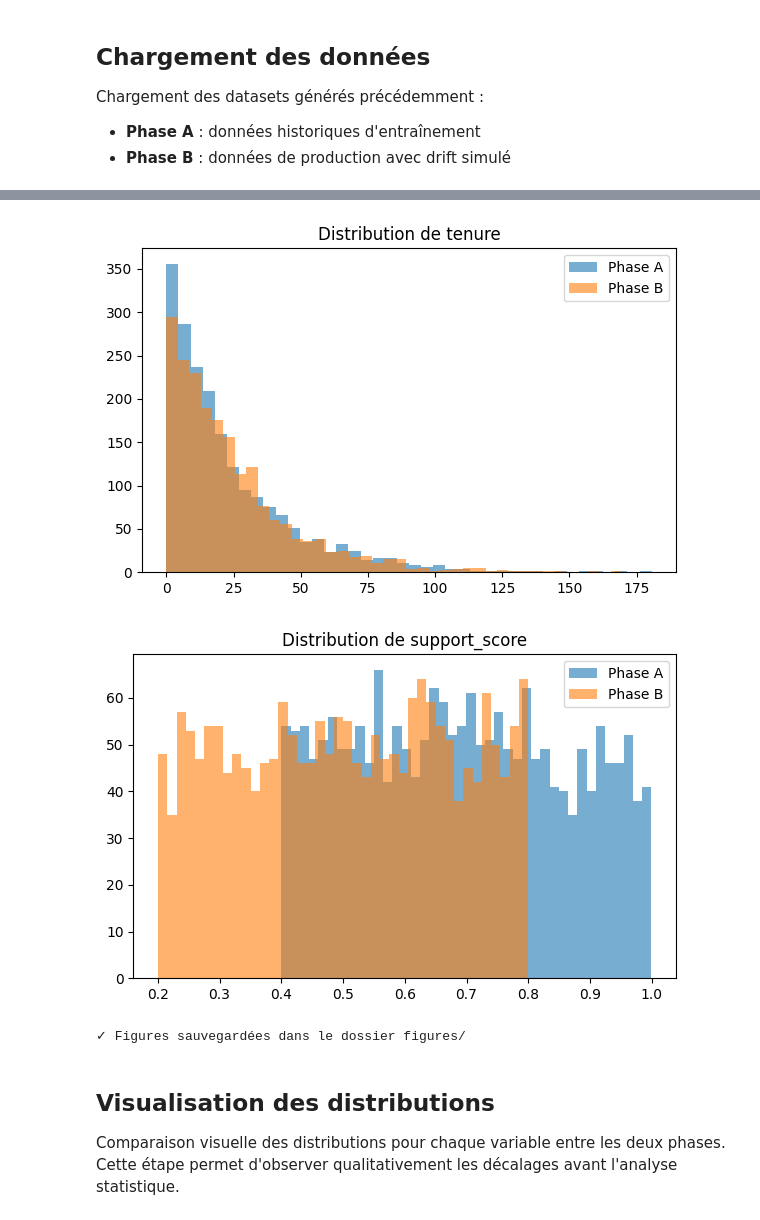
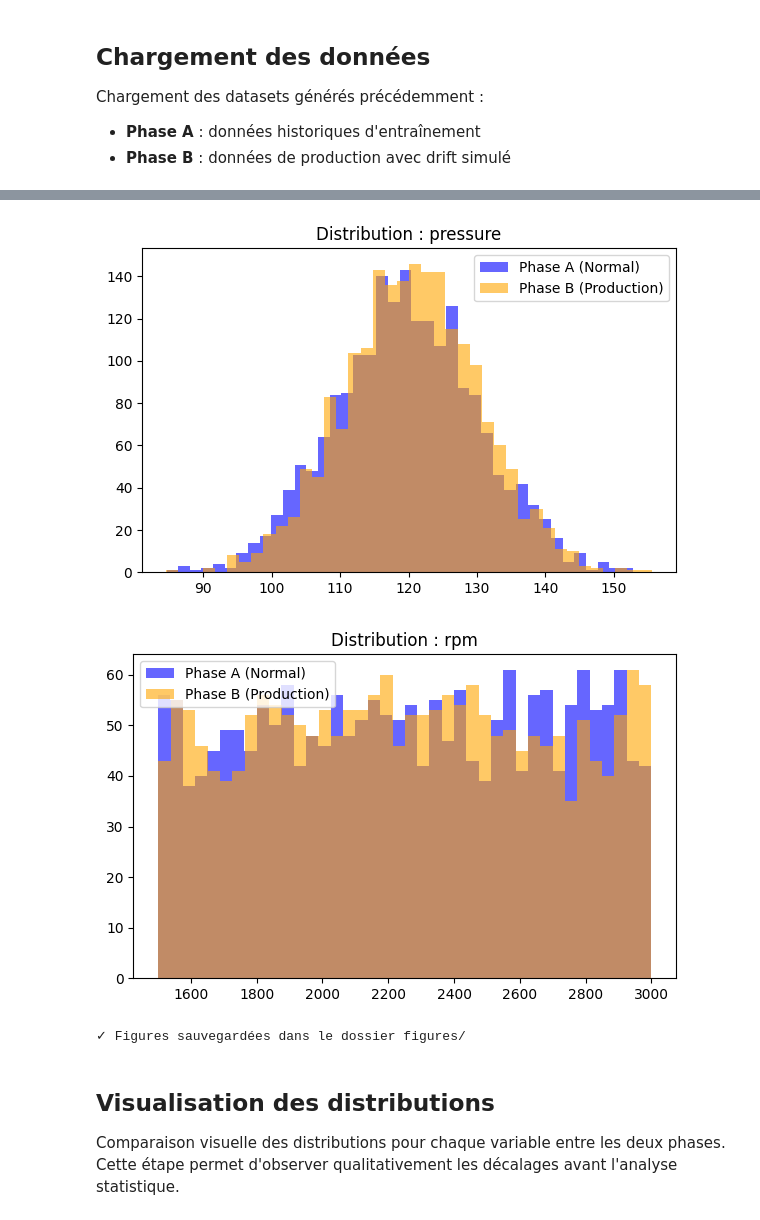
Before and after one commit to regisx001/machine-learning-data-drift-detection, a Jupyter notebook: 02-drift-detection-test-kolmogorov-smirnov.ipynb, the cells around one changed output, grey strips where cells are left out. Drawn from its saved outputs; the diff is of its cells as text; code cells hidden in the pictures.

```diff
--- a/02-drift-detection-test-kolmogorov-smirnov.ipynb
+++ b/02-drift-detection-test-kolmogorov-smirnov.ipynb
@@ -25,15 +20,15 @@ Nous utilisons :
 data_A = pd.read_csv("data/phase_A_historical.csv")
 data_B = pd.read_csv("data/phase_B_production.csv")
 
-print("✓ Datasets chargés avec succès")
+print("✓ Datasets Maintenance chargés avec succès")
 print("Phase A :", data_A.shape)
 print("Phase B :", data_B.shape)
 
-
+# Nouvelles variables (Capteurs)
 features = [
-    "monthly_spend",
-    "usage_hours",
-    "tenure",
-    "support_score"
+    "temperature",
+    "vibration",
+    "pressure",
+    "rpm"
 ]
 # %% [output]
@@ -48,13 +43,13 @@ Chargement des datasets générés précédemment :
 - **Phase B** : données de production avec drift simulé
 # %%
 for feature in features:
-    plt.figure(figsize=(6,4))
-    plt.hist(data_A[feature], bins=40, alpha=0.6, label="Phase A")
-    plt.hist(data_B[feature], bins=40, alpha=0.6, label="Phase B")
-    plt.title(f"Distribution de {feature}")
+    plt.figure(figsize=(6, 4))
+    plt.hist(data_A[feature], bins=40, alpha=0.6, label="Phase A (Normal)", color='blue')
+    plt.hist(data_B[feature], bins=40, alpha=0.6, label="Phase B (Production)", color='orange')
+    plt.title(f"Distribution : {feature}")
     plt.legend()
     plt.tight_layout()
-    plt.savefig(f"figures/distribution_{feature}.png", dpi=300, bbox_inches='tight')
+    plt.savefig(f"images/distribution_{feature}.png", dpi=300, bbox_inches='tight')
     plt.show()
 
 print("✓ Figures sauvegardées dans le dossier figures/")
@@ -64,5 +59,5 @@ print("✓ Figures sauvegardées dans le dossier figures/")
-[figure, old version]
+[figure, new version]
-[figure, old version]
+[figure, new version]
 ✓ Figures sauvegardées dans le dossier figures/
 # %% [markdown]
 ## Visualisation des distributions
```
Also changed, not shown: parts of 7 cells of this notebook, 23 other files.
